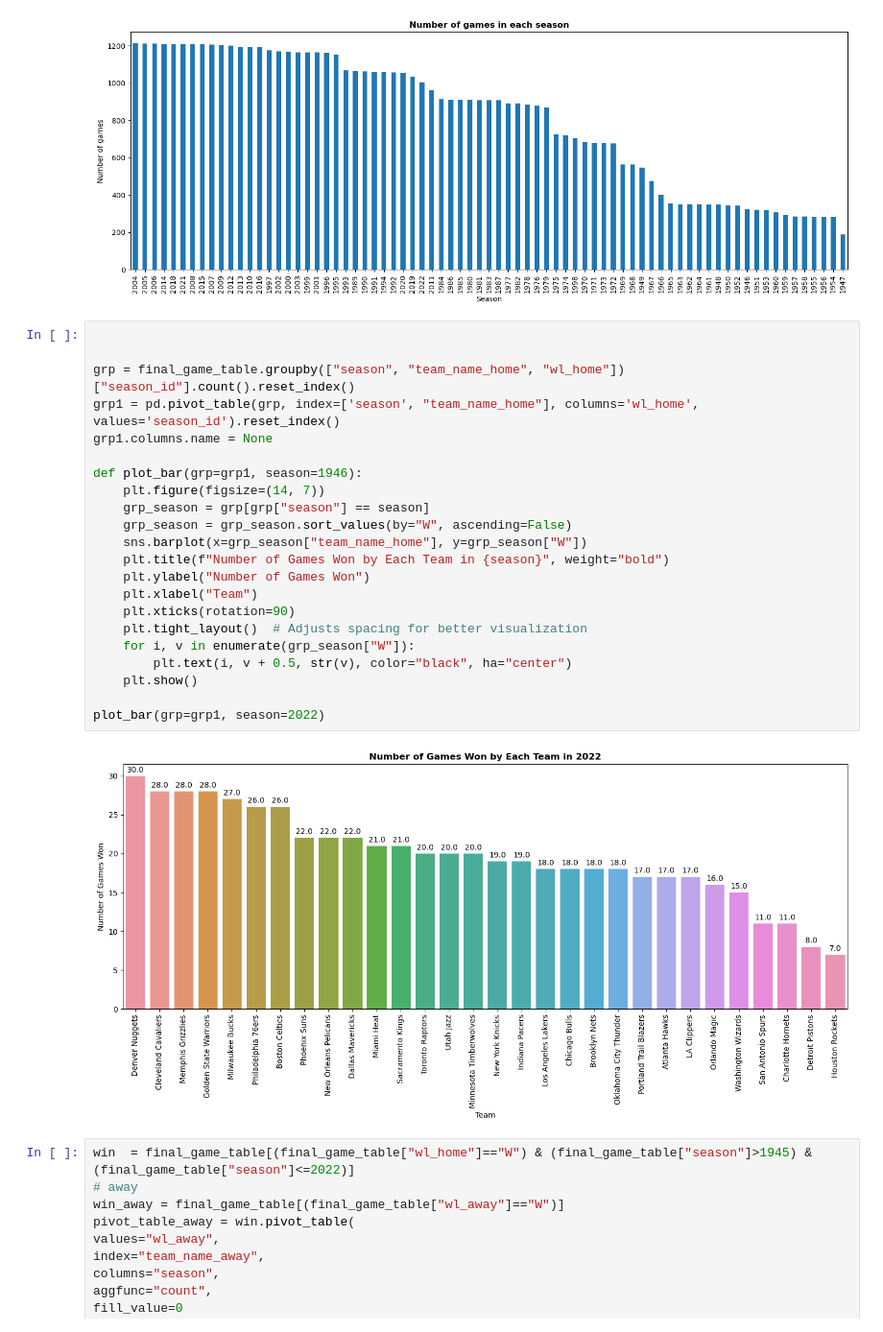
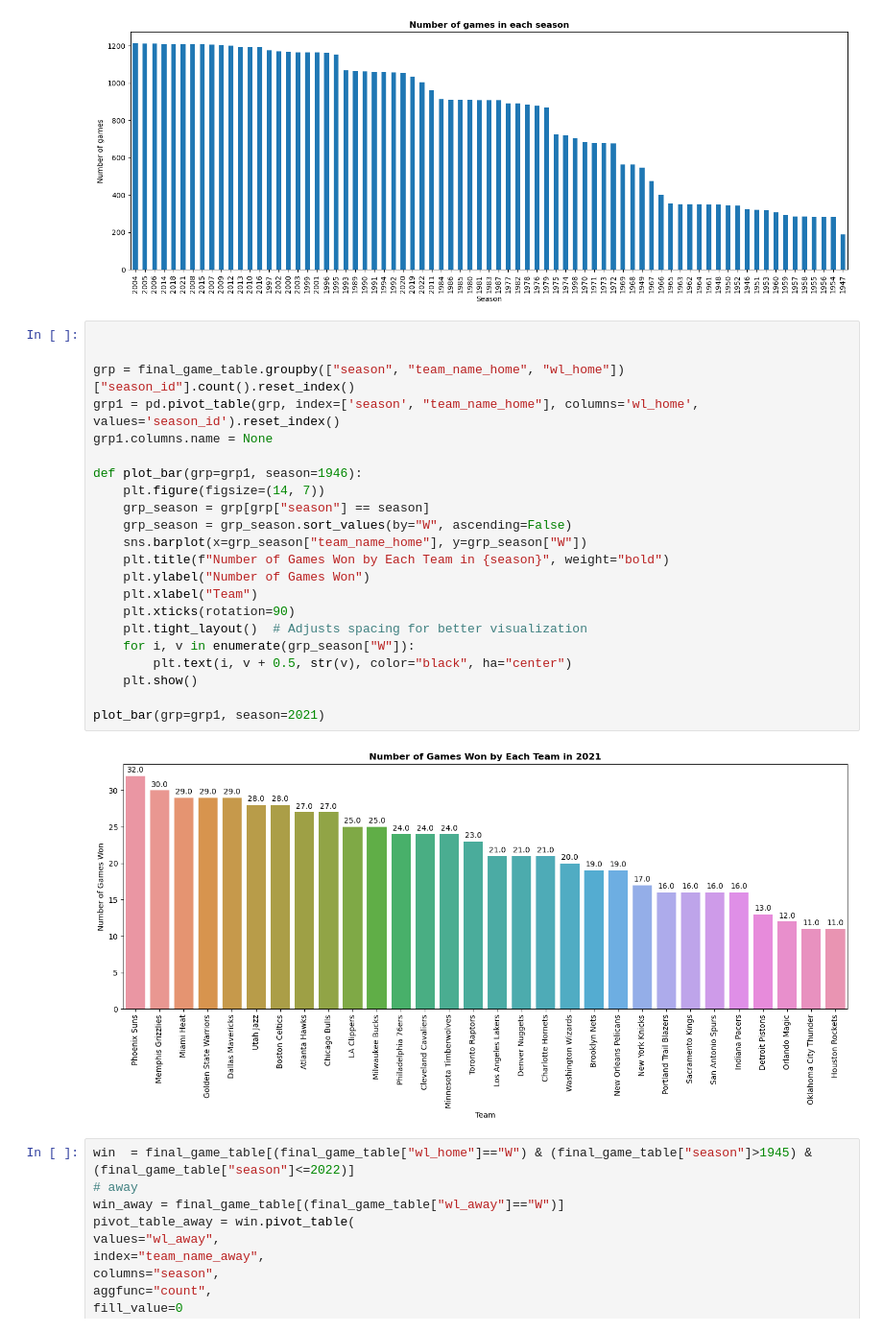
Before and after one commit to mdrhmn48/nba_data_analysis, a Jupyter notebook: nba_pandas.ipynb, the cells around one changed output. Shown at 96% size. Saved outputs shown, nothing was run; the diff lists cells and outputs as text.

```diff
--- a/nba_pandas.ipynb
+++ b/nba_pandas.ipynb
@@ -392,27 +391,27 @@ plt.xlabel("Season");
 # %%
 
 
 grp = final_game_table.groupby(["season", "team_name_home", "wl_home"])["season_id"].count().reset_index()
 grp1 = pd.pivot_table(grp, index=['season', "team_name_home"], columns='wl_home', values='season_id').reset_index()
 grp1.columns.name = None
 
 def plot_bar(grp=grp1, season=1946):
     plt.figure(figsize=(14, 7))
     grp_season = grp[grp["season"] == season]
     grp_season = grp_season.sort_values(by="W", ascending=False)
     sns.barplot(x=grp_season["team_name_home"], y=grp_season["W"])
     plt.title(f"Number of Games Won by Each Team in {season}", weight="bold")
     plt.ylabel("Number of Games Won")
     plt.xlabel("Team")
     plt.xticks(rotation=90)
     plt.tight_layout()  # Adjusts spacing for better visualization
     for i, v in enumerate(grp_season["W"]):
         plt.text(i, v + 0.5, str(v), color="black", ha="center")
     plt.show()
 
-plot_bar(grp=grp1, season=2022)
+plot_bar(grp=grp1, season=2021)
 # %% [output]
-[figure, old version]
+[figure, new version]
 # %%
 win  = final_game_table[(final_game_table["wl_home"]=="W") & (final_game_table["season"]>1945) & (final_game_table["season"]<=2022)]
 # away
```
Also changed, not shown: parts of 7 cells of this notebook.
